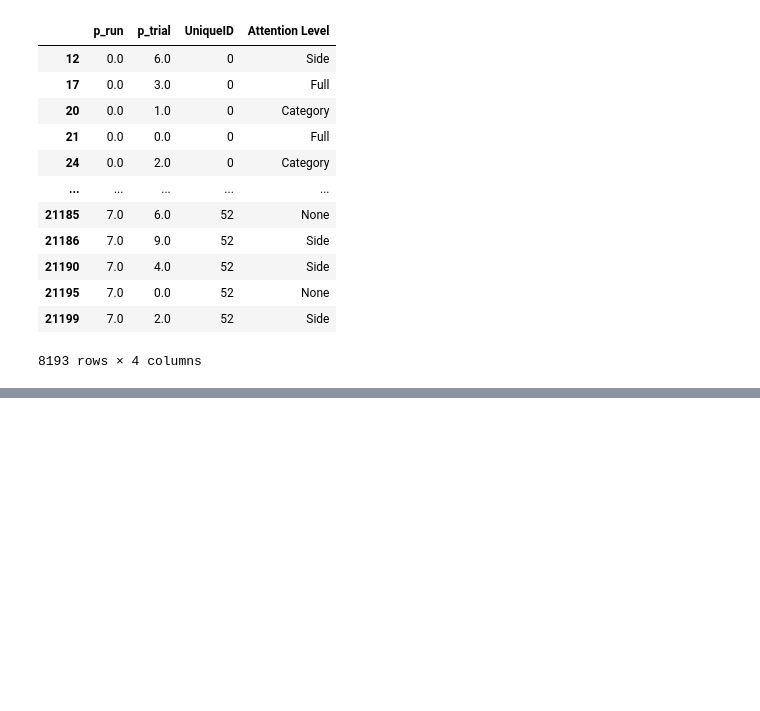
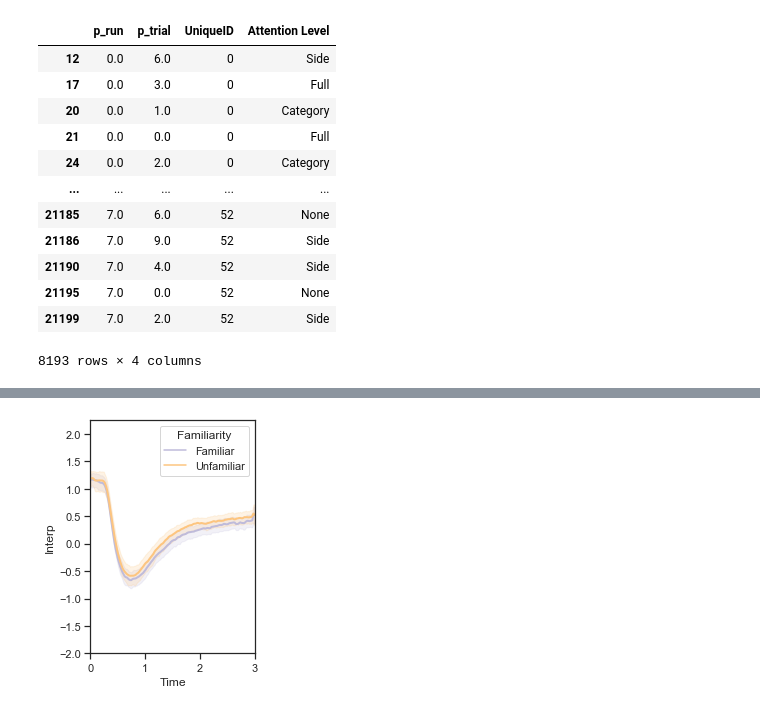
Before and after one commit to ContextLab/pupil-memory-analysis, a Jupyter notebook: code/3_analyze_data_pres.ipynb, the cells around one changed output, grey strips where cells are left out. Drawn from its saved outputs; the diff is of its cells as text; code cells hidden in the pictures; blank space fills up the shorter version.

```diff
--- a/code/3_analyze_data_pres.ipynb
+++ b/code/3_analyze_data_pres.ipynb
@@ -353,0 +493,5 @@ Full
+# %%
+import scipy
+
+chunk_1 = chunk_1.groupby(['UniqueID','Familiarity'], as_index=False).mean()
+scipy.stats.ttest_ind(chunk_1[chunk_1['Familiarity']=='Familiar']['Interp'],chunk_1[chunk_1['Familiarity']=='Unfamiliar']['Interp'])
@@ -353,0 +500,73 @@ Full
+# %%
+# Bin Chunk Stats
+
+d_nov['Familiarity'] = np.nan
+d_nov.loc[(d_nov['Familiarity Rating']==1) | (d_nov['Familiarity Rating']==2), 'Familiarity'] = 'Unfamiliar'
+d_nov.loc[(d_nov['Familiarity Rating']==3) | (d_nov['Familiarity Rating']==4), 'Familiarity'] = 'Familiar'
+attn_group = d_nov.groupby(['Experiment','UniqueID','Familiarity','Time','Attention Level'], as_index=False).mean()
+# %%
+# # Bin Chunk Stats
+
+# d_nov['Familiarity'] = np.nan
+# d_nov.loc[(d_nov['Familiarity Rating']==1) | (d_nov['Familiarity Rating']==2), 'Familiarity'] = 'Unfamiliar'
+# d_nov.loc[(d_nov['Familiarity Rating']==3) | (d_nov['Familiarity Rating']==4), 'Familiarity'] = 'Familiar'
+# attn_group = d_nov.groupby(['Experiment','UniqueID','Familiarity','Time','Attention Level'], as_index=False).mean()
+
+######################################
+
+# for each experiment
+#for e in ['Sustained','Variable']:
+
+binnies =  pd.read_csv('_PrevSeen_Bins.csv')
+binnies = list(binnies['Variable'])
+
+# for each attention level
+for c in attn_group['Attention Level'].unique():
+
+        # for each chunk
+        chunk_1 = attn_group[(attn_group['Attention Level']==c)&(attn_group['Time']>=binnies[0])&
+                             (attn_group['Time']<=binnies[1])]
+        chunk_1 = chunk_1.groupby(['UniqueID','Familiarity'], as_index=False).mean()
+        one = scipy.stats.ttest_ind(chunk_1[chunk_1['Familiarity']=='Familiar']['Interp'],
+                                    chunk_1[chunk_1['Familiarity']=='Unfamiliar']['Interp'])
+
+        chunk_2 = attn_group[(attn_group['Attention Level']==c)&
+                             (attn_group['Time']>=binnies[2])&(attn_group['Time']<=binnies[3])]
+        chunk_2 = chunk_2.groupby(['UniqueID','Familiarity'], as_index=False).mean()
+        two = scipy.stats.ttest_ind(chunk_2[chunk_2['Familiarity']=='Familiar']['Interp'],
+                                    chunk_2[chunk_2['Familiarity']=='Unfamiliar']['Interp'])
+
+        chunk_3 = attn_group[(attn_group['Attention Level']==c)
+                             &(attn_group['Time']>=binnies[4])&(attn_group['Time']<=binnies[5])]
+        chunk_3 = chunk_3.groupby(['UniqueID','Familiarity'], as_index=False).mean()
+        three = scipy.stats.ttest_ind(chunk_3[chunk_3['Familiarity']=='Familiar']['Interp'],
+                                      chunk_3[chunk_3['Familiarity']=='Unfamiliar']['Interp'])
+
+        # pairwise t-tests
+
+        # print result
+        print(c+' chunk 1: ')
+        print(one); print()
+
+        print(c+' chunk 2: ')
+        print(two); print()
+
+        print(c+' chunk 3: ')
+        print(three); print(); print(); print()
+
+
+missing_subs = []
+
+plt.figure(figsize=(3.25, 4)); #print(e);print(c);
+
+# palette = sns.color_palette("ch:s=-.2,r=.6", as_cmap=True)
+
+sb.lineplot(x='Time', y='Interp', hue='Familiarity',
+            data=attn_group[#(attn_group['Experiment)==e & #&(attn_group['Category'] == level)
+                           (attn_group['Attention Level']==c)],
+            linewidth = 2, palette='PuOr_r')
+plt.ylim(-2, 2.25); plt.xlim(0,3)
+plt.tight_layout()
+
+plt.savefig('all_'+c+'_presentation.pdf')
+# %% [output]
@@ -353,0 +590 @@ Full
+[figure, added]
```
Also changed, not shown: parts of 63 cells of this notebook.
